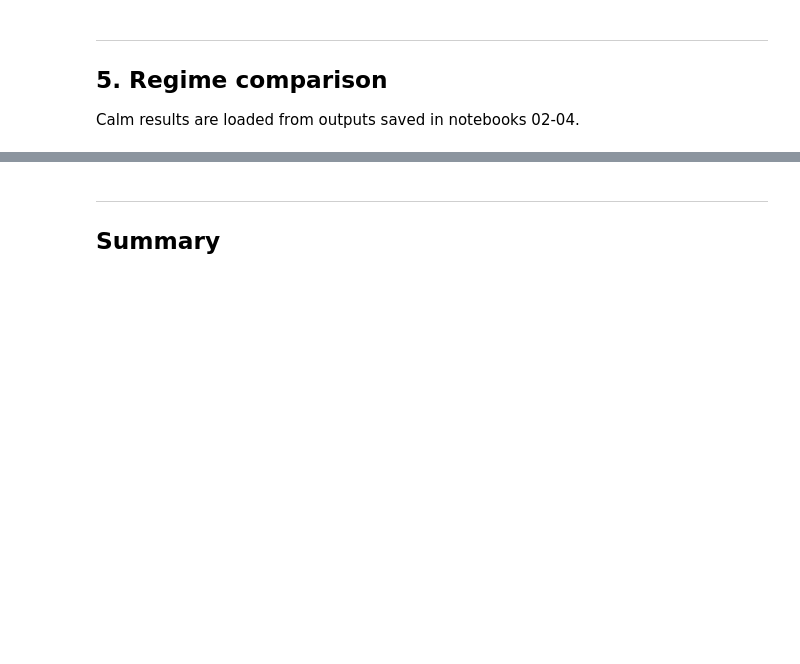
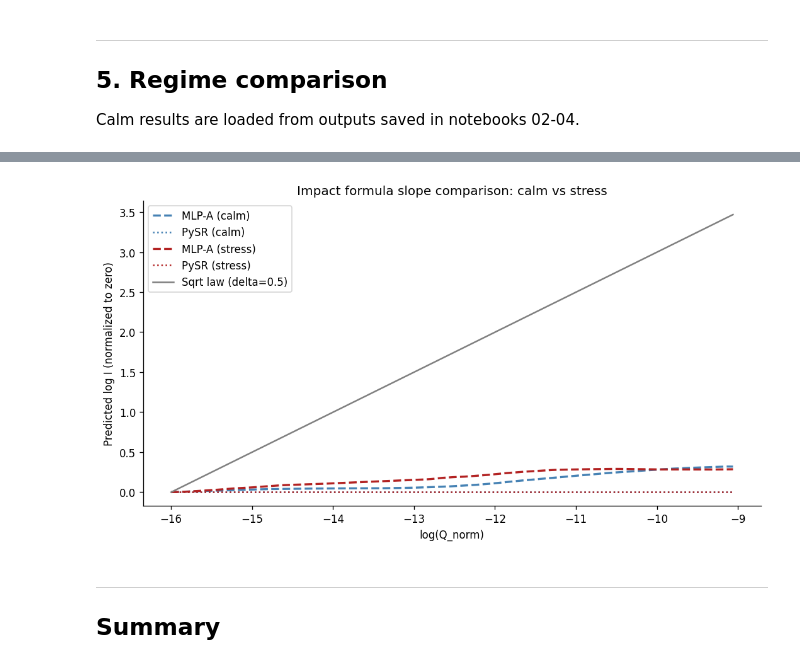
Before and after one commit to SLMolenaar/btc-market-impact, a Jupyter notebook: notebooks/05_stress.ipynb, the cells around one changed output, grey strips where cells are left out. Drawn from its saved outputs; the diff is of its cells as text; code cells hidden in the pictures; blank space fills up the shorter version.

```diff
--- a/notebooks/05_stress.ipynb
+++ b/notebooks/05_stress.ipynb
@@ -595,12 +752,12 @@ for (_, c), (_, s) in zip(calm_mlp.iterrows(), stress_mlp.iterrows()):
 # %%
 # Sweep log_Q with sigma and V at their respective regime medians
 median_sigma_stress = train_p["log_sigma"].median()
-median_V_stress     = train_p["log_V"].median()
+median_V_stress = train_p["log_V"].median()
 
-mo_train_calm  = pd.read_parquet(DATA_DIR / "mo_train.parquet")
-train_p_calm   = prepare(mo_train_calm)
+mo_train_calm = pd.read_parquet(DATA_DIR / "mo_train.parquet")
+train_p_calm = prepare(mo_train_calm)
 median_sigma_calm = train_p_calm["log_sigma"].median()
-median_V_calm     = train_p_calm["log_V"].median()
+median_V_calm = train_p_calm["log_V"].median()
 
 q_range = np.linspace(
     train_p["log_Q"].quantile(0.01),
@@ -619,46 +776,50 @@ X_calm_raw = np.column_stack([
     np.full_like(q_range, median_sigma_calm),
     np.full_like(q_range, median_V_calm),
 ])
 
 # Load calm MLP-A
 mlp_a_calm = ImpactMLP(input_dim=len(FEATURES_A)).to(DEVICE)
 mlp_a_calm.load_state_dict(torch.load(MODEL_DIR / "mlp_a.pt", map_location=DEVICE))
 scaler_a_calm = joblib.load(MODEL_DIR / "scaler_a.pkl")
 
-y_stress_mlp  = predict(mlp_a, scaler_a.transform(X_stress_raw))
+y_stress_mlp = predict(mlp_a, scaler_a.transform(X_stress_raw))
 y_stress_pysr = model_pysr.predict(X_stress_raw, index=elbow_idx)
-y_calm_mlp    = predict(mlp_a_calm, scaler_a_calm.transform(X_calm_raw))
+y_calm_mlp = predict(mlp_a_calm, scaler_a_calm.transform(X_calm_raw))
 
-# Calm PySR complexity 7: ((log_Q * -0.24577) + 11.683) / log_sigma
-y_calm_pysr = (X_calm_raw[:, 0] * -0.24577 + 11.683) / X_calm_raw[:, 1]
+# Load calm PySR model
+model_pysr_calm = joblib.load(MODEL_DIR / "pysr_calm.pkl")
+calm_elbow_idx = joblib.load(MODEL_DIR / "pysr_calm_elbow_idx.pkl")
+y_calm_pysr = model_pysr_calm.predict(X_calm_raw, index=calm_elbow_idx)
 
 # Sqrt law reference slope
 mid = len(q_range) // 2
 y_sqrt_line = 0.5 * (q_range - q_range[mid])
 
 # Normalize to zero at left edge to compare slopes only
-y_calm_mlp_norm    = y_calm_mlp    - y_calm_mlp[0]
-y_calm_pysr_norm   = y_calm_pysr   - y_calm_pysr[0]
-y_stress_mlp_norm  = y_stress_mlp  - y_stress_mlp[0]
+y_calm_mlp_norm = y_calm_mlp - y_calm_mlp[0]
+y_calm_pysr_norm = y_calm_pysr - y_calm_pysr[0]
+y_stress_mlp_norm = y_stress_mlp - y_stress_mlp[0]
 y_stress_pysr_norm = y_stress_pysr - y_stress_pysr[0]
-y_sqrt_norm        = y_sqrt_line   - y_sqrt_line[0]
+y_sqrt_norm = y_sqrt_line - y_sqrt_line[0]
 
 fig, ax = plt.subplots(figsize=(9, 5))
 
-ax.plot(q_range, y_calm_mlp_norm,    color="steelblue", linewidth=2,   linestyle="--", label="MLP-A (calm)")
-ax.plot(q_range, y_calm_pysr_norm,   color="steelblue", linewidth=1.5, linestyle=":",  label="PySR (calm)")
-ax.plot(q_range, y_stress_mlp_norm,  color="firebrick", linewidth=2,   linestyle="--", label="MLP-A (stress)")
-ax.plot(q_range, y_stress_pysr_norm, color="firebrick", linewidth=1.5, linestyle=":",  label="PySR (stress)")
-ax.plot(q_range, y_sqrt_norm,        color="gray",      linewidth=1.5, linestyle="-",  label="Sqrt law (delta=0.5)")
+ax.plot(q_range, y_calm_mlp_norm, color="steelblue", linewidth=2, linestyle="--", label="MLP-A (calm)")
+ax.plot(q_range, y_calm_pysr_norm, color="steelblue", linewidth=1.5, linestyle=":", label="PySR (calm)")
+ax.plot(q_range, y_stress_mlp_norm, color="firebrick", linewidth=2, linestyle="--", label="MLP-A (stress)")
+ax.plot(q_range, y_stress_pysr_norm, color="firebrick", linewidth=1.5, linestyle=":", label="PySR (stress)")
+ax.plot(q_range, y_sqrt_norm, color="gray", linewidth=1.5, linestyle="-", label="Sqrt law (delta=0.5)")
 
 ax.set_xlabel("log(Q_norm)")
 ax.set_ylabel("Predicted log I (normalized to zero)")
 ax.set_title("Impact formula slope comparison: calm vs stress")
 ax.legend()
 
 plt.tight_layout()
 plt.savefig(FIGURES_DIR / "formula_comparison_regimes.png", bbox_inches="tight")
 plt.show()
+# %% [output]
+[figure, added]
 # %% [markdown]
 ---
 ## Summary
```
Also changed, not shown: parts of 25 cells of this notebook, 3 other files.
